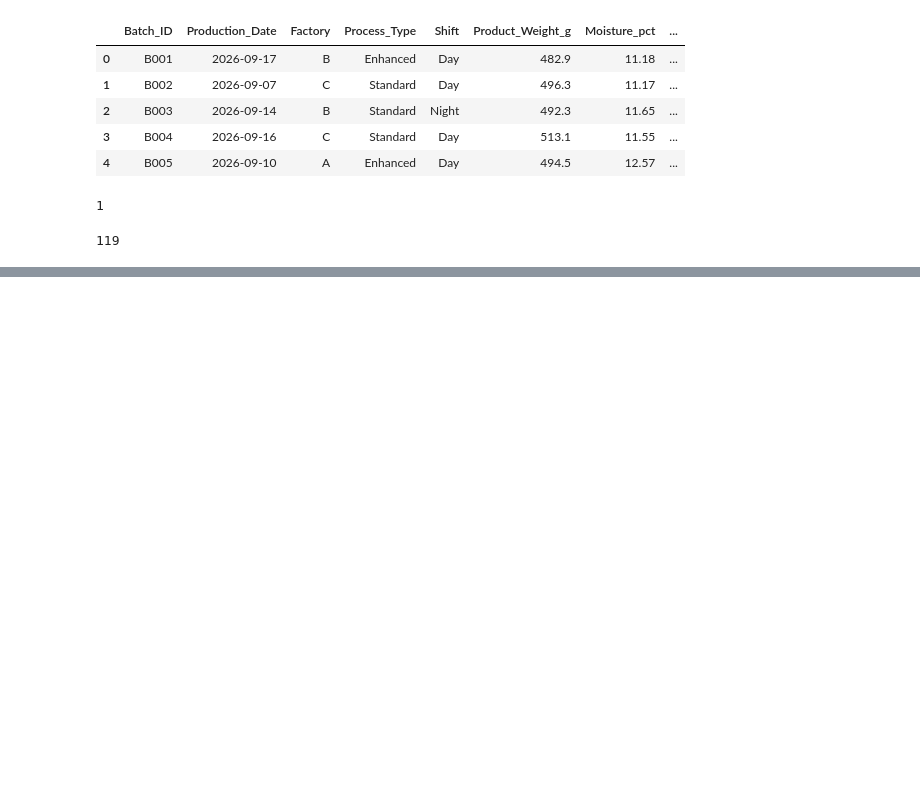
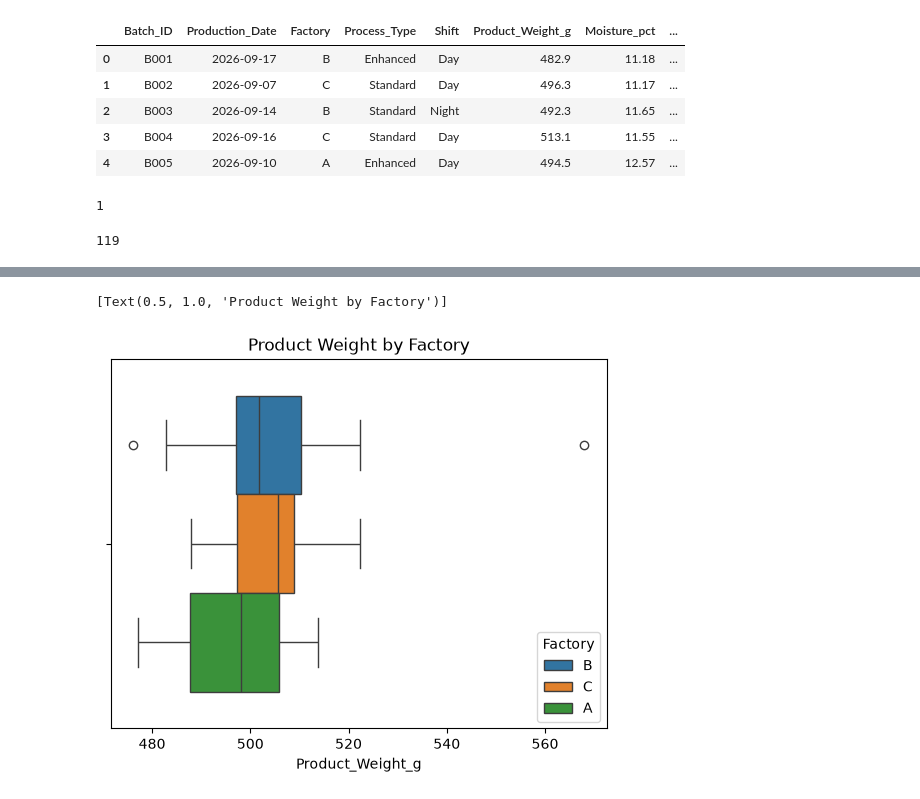
Before and after one commit to Ri-Dearg/da-labs, a Jupyter notebook: lab1_data_evidence.ipynb, the cells around one changed output, grey strips where cells are left out. Saved outputs shown, nothing was run; the diff lists cells and outputs as text; code cells hidden in the pictures; blank space fills up the shorter version.

```diff
--- a/lab1_data_evidence.ipynb
+++ b/lab1_data_evidence.ipynb
@@ -201,0 +275,8 @@ quantitative variables.
+# %%
+# Boxplot showing Factory B has more outliers.
+sns.boxplot(data=df_clean, x='Product_Weight_g', hue='Factory').set(
+    title='Product Weight by Factory'
+)
+# %% [output]
+[Text(0.5, 1.0, 'Product Weight by Factory')]
+[figure, added]
```
Also changed, not shown: parts of 22 cells of this notebook.
